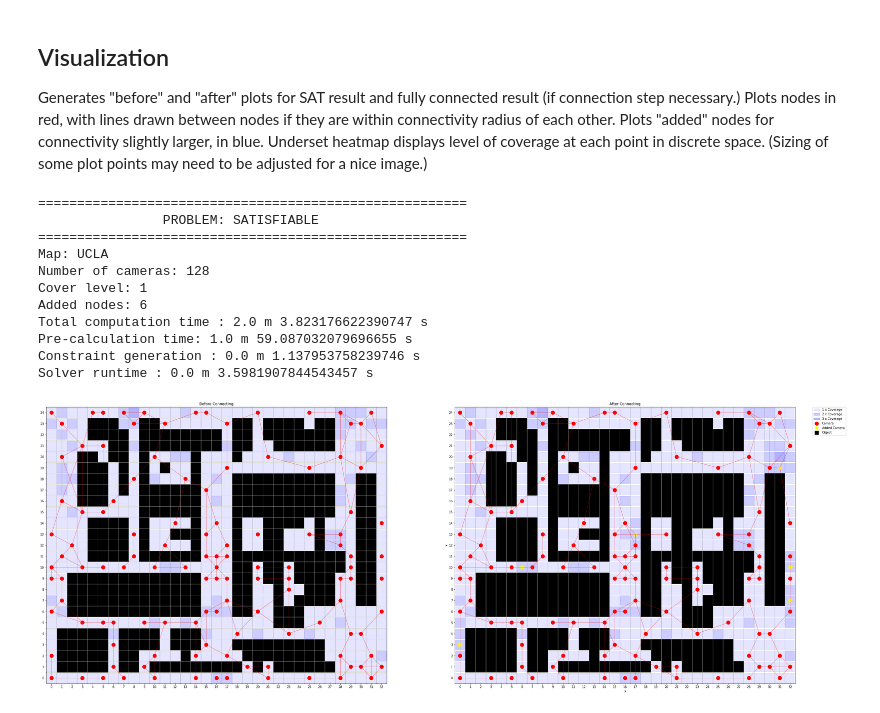
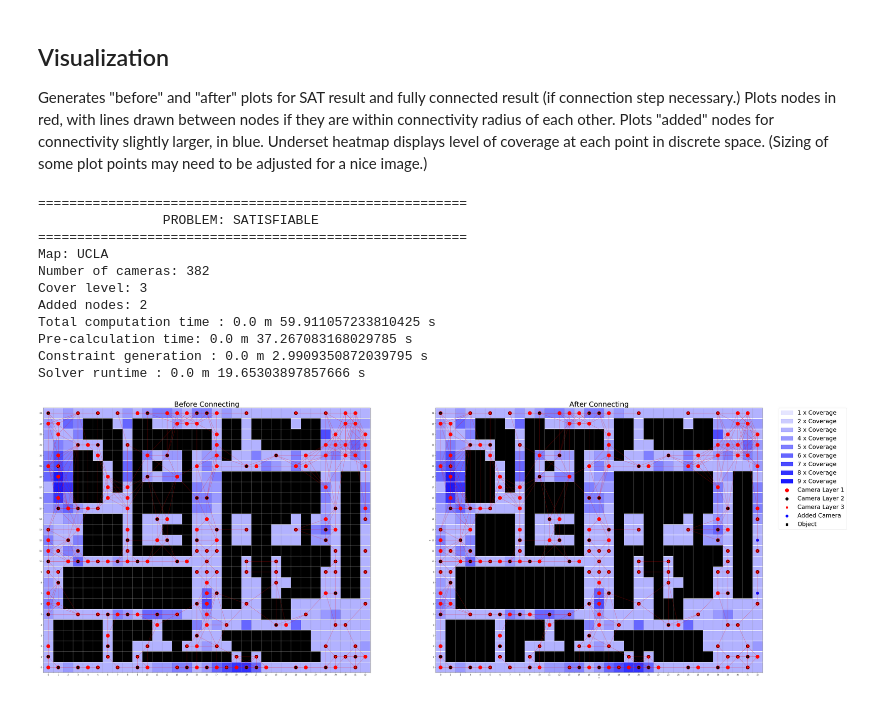
Before and after one commit to buntonj/CoveringZ3, a Jupyter notebook: Sequential Connectivity Implementation.ipynb, the cells around one changed output. Cells and saved outputs as stored; diff of their text form; code cells hidden in the pictures.

Commit message:
Added multi-layer placement option for k > 1 coverage

```diff
--- a/Sequential Connectivity Implementation.ipynb
+++ b/Sequential Connectivity Implementation.ipynb
@@ -48,7 +48,7 @@ nondet = True
 # UCLA MAP: 1 Meter ~ 2.2 pixels
 # USC MAP: 1 Meter ~ 1.82 pixels
 # ARL MAP: 1 Meter ~ 1.53 pixels
-sensing_radius = 100#float('inf') #distance each camera can see, in pixels on image
+sensing_radius = 80#float('inf') #distance each camera can see, in pixels on image
 connectivity_radius = 120
 
 if mapchoice == 'UCLA':
@@ -97,12 +97,8 @@ elif mapchoice == 'manual':
     ygrid = 10
     numobjects = 10
 
-#Boolean grid, True where cameras are to be placed C[xpos][ypos] = T/F
-C = [[Bool('C[%s][%s]' % (j,i)) for i in range(ygrid)] for j in range(xgrid)]
-
 #OBJECT LOCATION IN GRID O[objectnumber][x=index 0, y = index 1]
-O = [[Int('Obj%s_x' % i ), Int('Obj%s_y' % i)] for i in range(1,numobjects+1)]
-#O = [[1,1]]
+O = [[] for i in range(numobjects)]
 
 
 ######################################################################
@@ -276,15 +272,6 @@ connectivity_reachable = nx.is_connected(conn_graph)
 if isolates or not connectivity_reachable:
     print('Infeasible setup!')
     if isolates:
-        print('Un-coverable regions:')
-        print(isolates)
+        print('%s un-coverable regions exist.' % len(isolates))
     if not connectivity_reachable:
         print('No connected subgraph exists.')
-
-solonodes = []
-for loc in locations:
-    if vis_graph.degree[loc] < 3 :
-        solonodes += loc
-if solonodes :
-    print('%s nodes are covered only by themselves' %len(solonodes))
-    print('This implies only k = 1 coverage is possible with current sensor range and gridspace')
@@ -398,9 +426,6 @@ Underset heatmap displays level of coverage at each point in discrete space.
 (Sizing of some plot points may need to be adjusted for a nice image.)
 # %%
 if satcheck == sat:
-	#m = s.model()
-	#model = ['%s = %s' % (d.name(), m[d]) for d in m.decls()]
-	#model.sort()
 	print ('\n=======================================================')
 	print ('		PROBLEM: SATISFIABLE				    ')
 	print ('=======================================================')
@@ -424,7 +449,7 @@ else:
 	print('Constraint generation :', np.floor(constrainttime/60), 'm', constrainttime%60, 's')
 
 if satcheck == sat and added_nodes != 0:
-    scale = 1.5
+    scale = 1.0
 	#parses model strings for camera locations, works because of alphabetized variable names...
     initcams = list(sol_graph.nodes())
     finalcams = list(final_graph.nodes())
@@ -466,22 +491,29 @@ if satcheck == sat and added_nodes != 0:
         FinalCamlocs = np.array(finalcams)
         for loc in InitCamlocs:
             for el in vis_graph[(loc[0],loc[1])]:
-                initheatmap[el[0],el[1]] += 1
+                initheatmap[el[0],el[1]] += 1*numplaced[loc[0],loc[1]]
         newnodes = set(final_graph.nodes()).difference(sol_graph.nodes())
         newnodes = np.array(list(newnodes))
         for loc in FinalCamlocs:
             for el in vis_graph[(loc[0],loc[1])]:
-                finalheatmap[el[0],el[1]] += 1
+                finalheatmap[el[0],el[1]] += 1*numplaced[loc[0],loc[1]]
         if alphaval*np.max(initheatmap) > 1:
             alphaval = 1.0/np.max(initheatmap)
         if alphaval*np.max(finalheatmap) > 1:
             alphaval = 1.0/np.max(finalheatmap)
         for loc in locations:
-            ax1.scatter(loc[0],loc[1], c = 'blue', marker = 's', s = 1000, alpha = initheatmap[loc[0],loc[1]]*alphaval)
-            ax2.scatter(loc[0],loc[1], c = 'blue', marker = 's', s = 1000, alpha = finalheatmap[loc[0],loc[1]]*alphaval)
+            ax1.scatter(loc[0],loc[1], c = 'blue', marker = 's', s = 2500, alpha = initheatmap[loc[0],loc[1]]*alphaval)
+            ax2.scatter(loc[0],loc[1], c = 'blue', marker = 's', s = 2500, alpha = finalheatmap[loc[0],loc[1]]*alphaval)
             #plt.scatter(C[i][0],C[i][1], marker = '$C%s$' % (i+1), s = textsize)
-        initcamplots = ax1.scatter(InitCamlocs[:,0],InitCamlocs[:,1], c = 'red', marker = 'o',s=150, label='Camera')
-        ax2.scatter(InitCamlocs[:,0],InitCamlocs[:,1], c = 'red', marker = 'o',s=150, label='Camera')
+
+        camcolors = ['red', 'black']
+        initcamplots = []
+        maxlayer = np.max(numplaced)
+        for layer in range(layercount) :
+            toplot = np.argwhere(numplaced > layer)
+            #initcamplots.append(ax1.scatter(toplot[:,0],toplot[:,1], c = camcolors[layer % 2], marker = 'o',s=350/((layer+1.0)**1.5), label='Camera'))
+            initcamplots.append(ax1.scatter(toplot[:,0],toplot[:,1], c = camcolors[layer % 2], marker = 'o',s=350*(-layer/maxlayer+1.0), label='Camera Layer %s' % (layer+1)))
+            ax2.scatter(toplot[:,0],toplot[:,1], c = camcolors[layer % 2], marker = 'o',s=350*(-layer/maxlayer+1.0), label='Camera Layer %s' % (layer+1))
         addedcamplots = ax2.scatter(newnodes[:,0],newnodes[:,1], c = 'blue', marker = 'o', s = 200, label='Added Camera')
 
     #plot where the objects are with white O#'s on top of the black square
@@ -501,7 +533,8 @@ if satcheck == sat and added_nodes != 0:
     handlelist = []
     for i in range(int(np.max(initheatmap))):
         handlelist += [patches.Patch(color='blue',alpha=(i+1)*alphaval,label=('%s x Coverage' % (i+1)))]
-    handlelist += [initcamplots]
+    for element in initcamplots :
+        handlelist += [element]
     handlelist += [addedcamplots]
     handlelist += [objplots]
     #create gridlines in the correct locations
@@ -513,11 +546,11 @@ if satcheck == sat and added_nodes != 0:
     ax2.xaxis.set_minor_locator(minor_locatory)
     ax1.grid(which='minor')
     ax2.grid(which='minor')
-    ax1.title.set_text('Before Connecting')
-    ax2.title.set_text('After Connecting')
+    ax1.set_title('Before Connecting',fontsize = 36)
+    ax2.set_title('After Connecting', fontsize = 36)
     plt.xlabel('x')
     plt.ylabel('y')
-    ax1.legend(handles=handlelist,bbox_to_anchor=(2.25, 1), loc=2, borderaxespad=0.)
+    ax1.legend(handles=handlelist,bbox_to_anchor=(2.25, 1), loc=2, fontsize = 30, borderaxespad=0.)
     plt.savefig('Comparison.png')
     plt.show()
 
@@ -579,38 +612,38 @@ else:
 
     handlelist = []
     for i in range(int(np.max(heatmap))):
         handlelist += [patches.Patch(color='blue',alpha=(i+1)*alphaval,label=('%s x Coverage' % (i+1)))]
     handlelist += [camplots]
     handlelist += [objplots]
     #create gridlines in the correct locations
     minor_locatorx = AutoMinorLocator(2)
     minor_locatory = AutoMinorLocator(2)
     ax.xaxis.set_minor_locator(minor_locatorx)
     ax.yaxis.set_minor_locator(minor_locatory)
     plt.grid(which='minor')
     plt.xlabel('x')
     plt.ylabel('y')
     ax.legend(handles=handlelist,bbox_to_anchor=(1.01, 1), loc=2, borderaxespad=0.)
     #plt.tight_layout()
     if GTmap == True:
         plt.savefig('GTDiscreteResult.png')
     elif UCLAmap == True:
         plt.savefig('UCLADiscreteResult.png')
     elif USCmap == True:
         plt.savefig('USCDiscreteResult.png')
     elif ARLmap == True:
         plt.savefig('ARLDiscreteResult.png')
     plt.show()
 # %% [output]
 =======================================================
                 PROBLEM: SATISFIABLE
 =======================================================
 Map: UCLA
-Number of cameras: 128
-Cover level: 1
-Added nodes: 6
-Total computation time : 2.0 m 3.823176622390747 s
-Pre-calculation time: 1.0 m 59.087032079696655 s
-Constraint generation : 0.0 m 1.137953758239746 s
-Solver runtime : 0.0 m 3.5981907844543457 s
+Number of cameras: 382
+Cover level: 3
+Added nodes: 2
+Total computation time : 0.0 m 59.911057233810425 s
+Pre-calculation time: 0.0 m 37.267083168029785 s
+Constraint generation : 0.0 m 2.9909350872039795 s
+Solver runtime : 0.0 m 19.65303897857666 s
-[figure, old version]
+[figure, new version]
```
Also changed, not shown: parts of 6 cells of this notebook.
